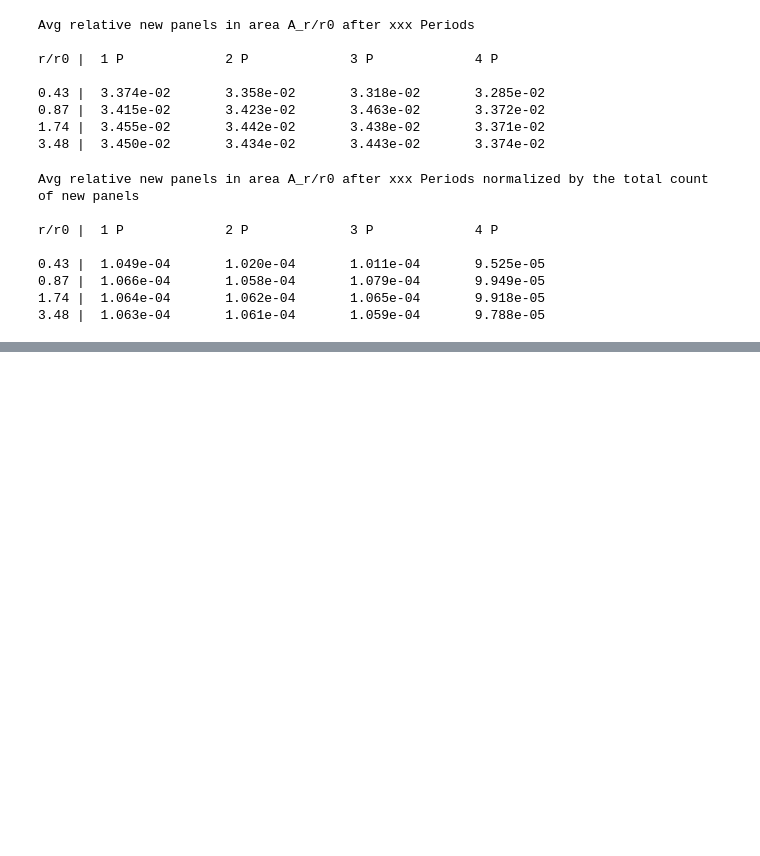
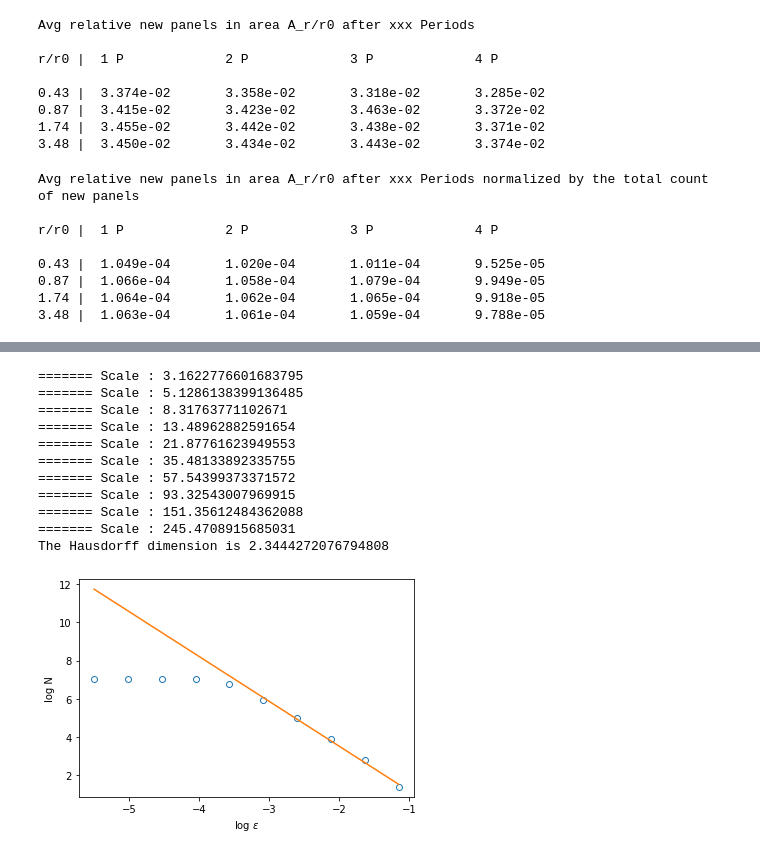
Before and after one commit to damhoe/pv-master, a Jupyter notebook: counter_evaluation.ipynb, the cells around one changed output, grey strips where cells are left out. Saved outputs shown, nothing was run; the diff lists cells and outputs as text; code cells hidden in the pictures; blank space fills up the shorter version.

Commit message:
Included fractal dimension calculation

```diff
--- a/counter_evaluation.ipynb
+++ b/counter_evaluation.ipynb
@@ -257,0 +677,40 @@ r/r0 |  1 P             2 P             3 P             4 P
+# %%
+# computing the fractal dimension
+#considering only scales in a logarithmic list
+import numpy as np
+
+data = locs[state]
+Lx = L
+Ly = L
+scales=np.logspace(0.5, 2.6, num=10, endpoint=False, base=10)
+Ns=[]
+# looping over several scales
+for scale in scales:
+    print ("======= Scale :",scale)
+    # computing the histogram
+    H, edges=np.histogramdd(data, bins=(np.linspace(0,Lx,int(scale)),np.linspace(0,Ly,int(scale))))
+    Ns.append(np.sum(H>0))
+
+eps = 1./scales
+# linear fit, polynomial of degree 1
+coeffs=np.polyfit(np.log(eps)[:5], np.log(Ns)[:5], 1)
+
+pl.plot(np.log(eps),np.log(Ns), 'o', mfc='none')
+pl.plot(np.log(eps), np.polyval(coeffs,np.log(eps)))
+pl.xlabel('log $\epsilon$')
+pl.ylabel('log N')
+
+print ("The Hausdorff dimension is", -coeffs[0]) #the fractal dimension is the OPPOSITE of the fitting coefficient
+# %% [output]
+======= Scale : 3.1622776601683795
+======= Scale : 5.1286138399136485
+======= Scale : 8.31763771102671
+======= Scale : 13.48962882591654
+======= Scale : 21.87761623949553
+======= Scale : 35.48133892335755
+======= Scale : 57.54399373371572
+======= Scale : 93.32543007969915
+======= Scale : 151.35612484362088
+======= Scale : 245.4708915685031
+The Hausdorff dimension is 2.3444272076794808
+[figure, added]
```
Also changed, not shown: parts of 6 cells of this notebook, 7 other files.
